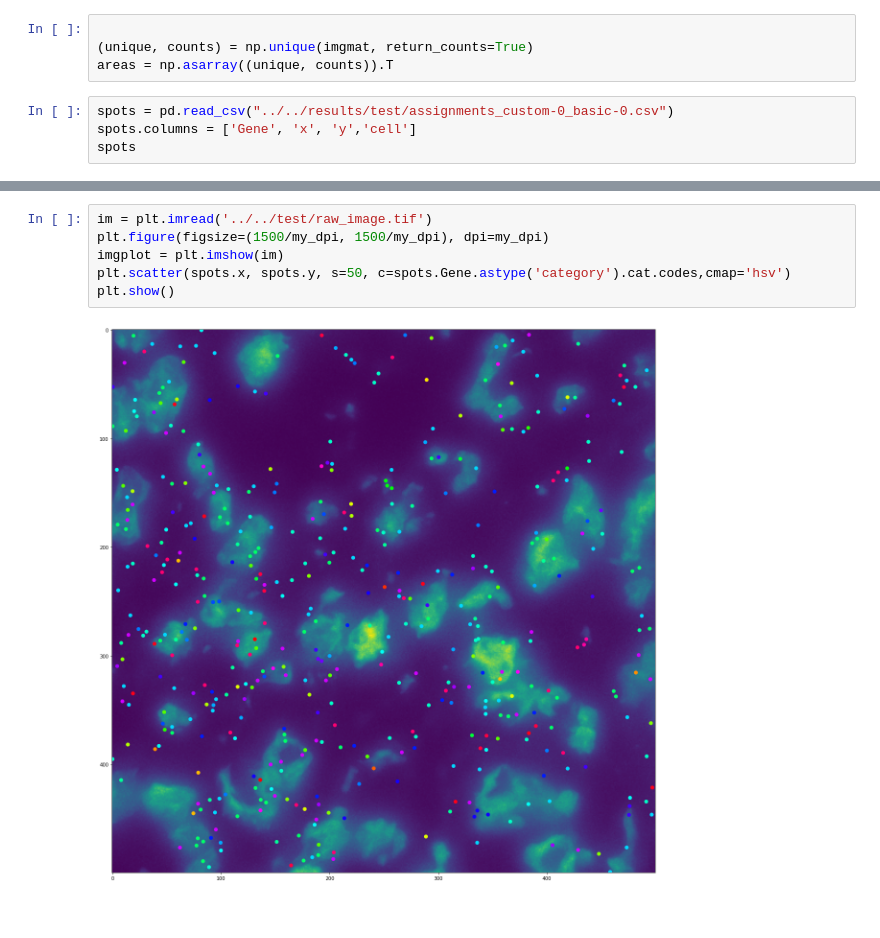
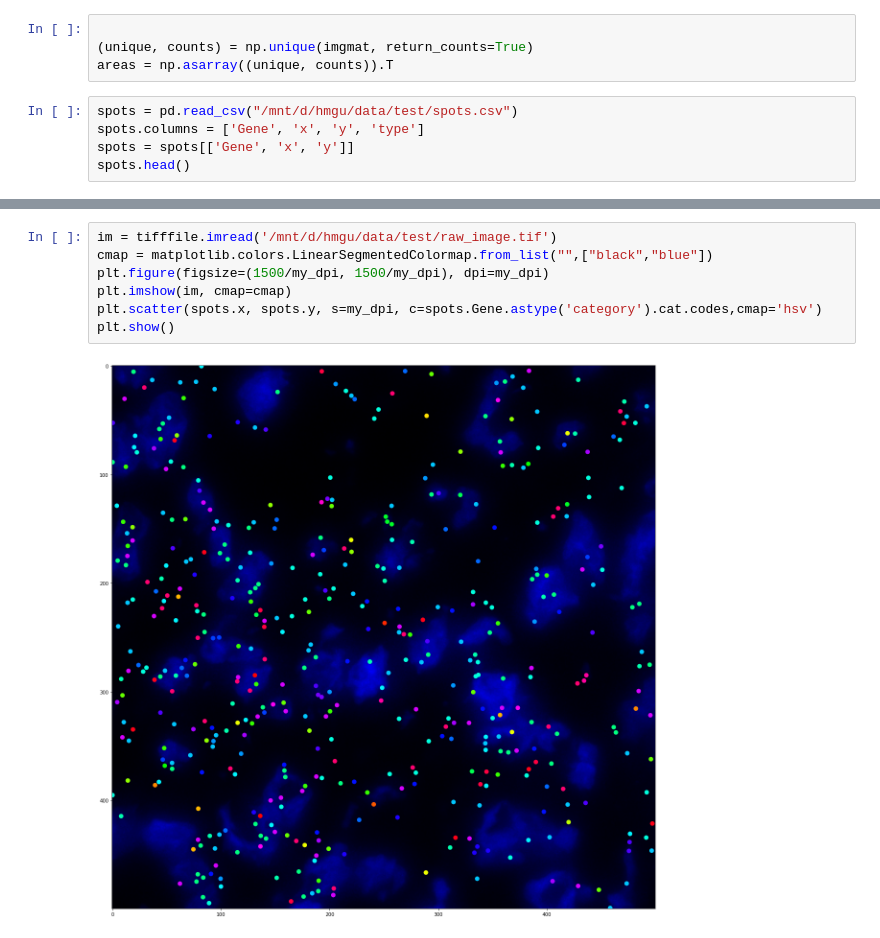
Before and after one commit to openproblems-bio/task_ist_preprocessing, a Jupyter notebook: notebooks/create_test_data.ipynb, the cells around one changed output, grey strips where cells are left out. Cells and saved outputs as stored; diff of their text form.

```diff
--- a/notebooks/create_test_data.ipynb
+++ b/notebooks/create_test_data.ipynb
@@ -43,7 +52,8 @@ plt.show()
 (unique, counts) = np.unique(imgmat, return_counts=True)
 areas = np.asarray((unique, counts)).T
 # %%
-spots = pd.read_csv("../../results/test/assignments_custom-0_basic-0.csv")
-spots.columns = ['Gene', 'x', 'y','cell']
-spots
+spots = pd.read_csv("/mnt/d/hmgu/data/test/spots.csv")
+spots.columns = ['Gene', 'x', 'y', 'type']
+spots = spots[['Gene', 'x', 'y']]
+spots.head()
 # %% [output]
@@ -68,10 +71,11 @@ plt.show()
 # %% [output]
 [figure]
 # %%
-im = plt.imread('../../test/raw_image.tif')
+im = tifffile.imread('/mnt/d/hmgu/data/test/raw_image.tif')
+cmap = matplotlib.colors.LinearSegmentedColormap.from_list("",["black","blue"])
 plt.figure(figsize=(1500/my_dpi, 1500/my_dpi), dpi=my_dpi)
-imgplot = plt.imshow(im)
-plt.scatter(spots.x, spots.y, s=50, c=spots.Gene.astype('category').cat.codes,cmap='hsv')
+plt.imshow(im, cmap=cmap)
+plt.scatter(spots.x, spots.y, s=my_dpi, c=spots.Gene.astype('category').cat.codes,cmap='hsv')
 plt.show()
 # %% [output]
-[figure, old version]
+[figure, new version]
```
Also changed, not shown: parts of 7 cells of this notebook, 3 other files.
